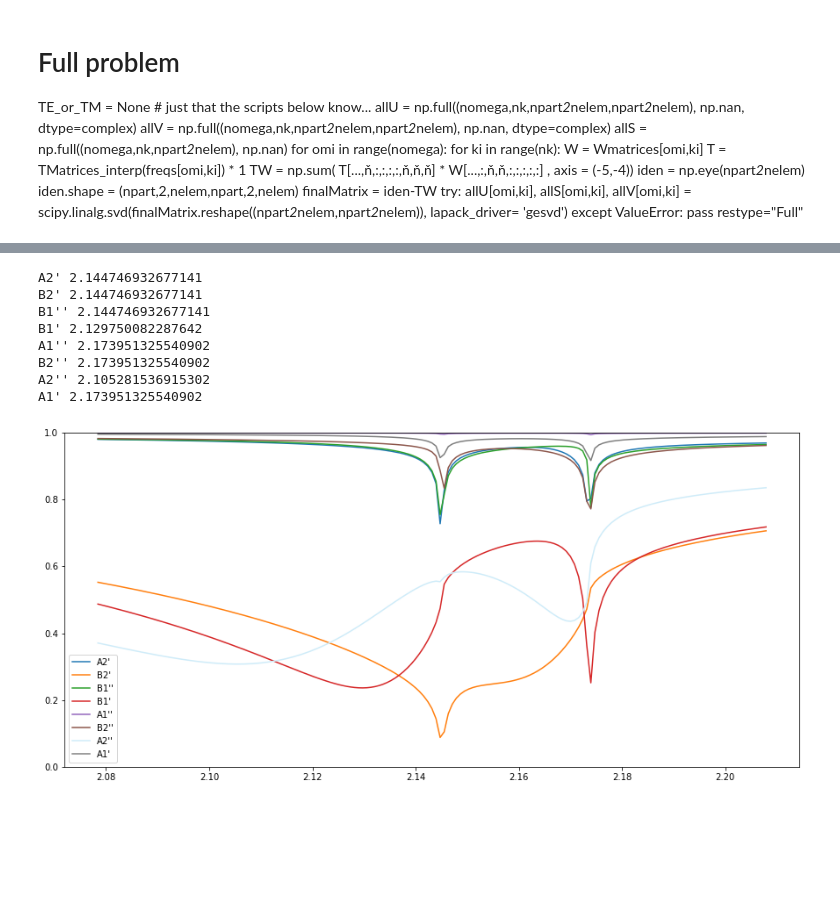
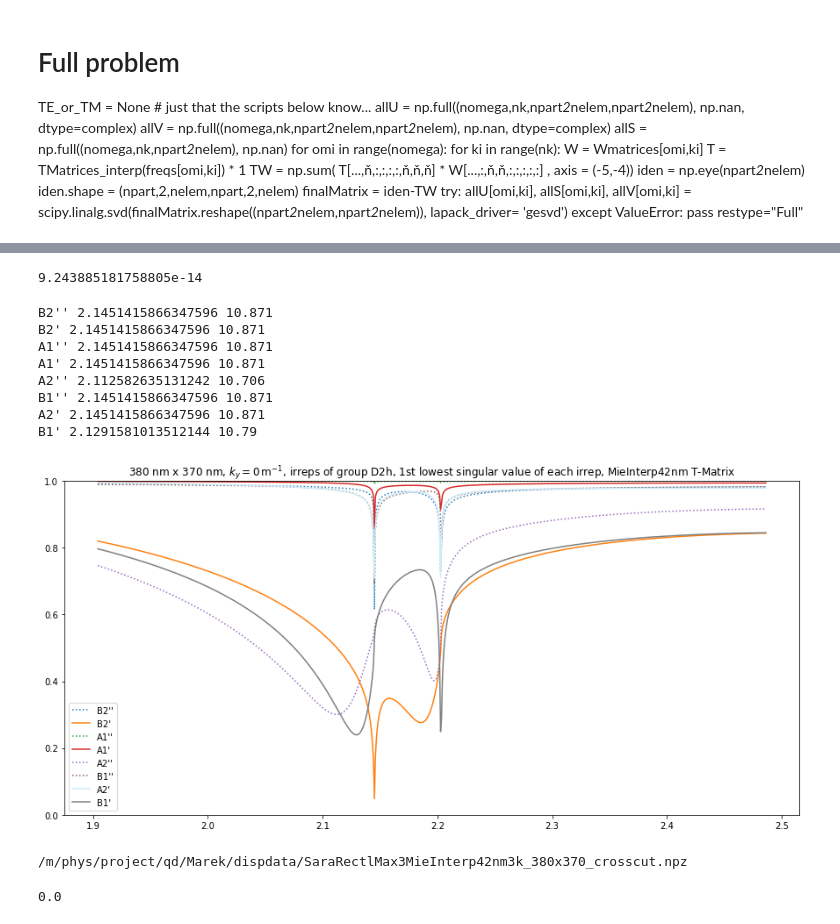
Before and after one commit to texnokrates/qpms-ipynotebooks, a Jupyter notebook: SaraRect/dispersions.ipynb, the cells around one changed output, grey strips where cells are left out. Saved outputs shown, nothing was run; the diff lists cells and outputs as text; code cells hidden in the pictures; blank space fills up the shorter version.

Commit message:
SaraRect ipynb blind commit

```diff
--- a/SaraRect/dispersions.ipynb
+++ b/SaraRect/dispersions.ipynb
@@ -18,8 +52,9 @@ evfactor * 1.38, evfactor * 1.5
 # %% [output]
 (6.988630318682703, 7.596337302915982)
 # %%
-Wfile = '/m/phys/project/qd/Marek/SaraRect/SmallRectRough/380x375/all'
-#Wfile = '/m/phys/project/qd/Marek/SaraRect/k0_fine/380x370/all'
+#Wfile = '/m/phys/project/qd/Marek/SaraRect/SmallRectRough/380x380/all'
+Wfile = '/m/phys/project/qd/Marek/SaraRect/3k_fine_new/380x%d/all' % p2
+#Wfile = '/m/phys/project/qd/Marek/SaraRect/500k_paperfig/380x%d/all' % p2
 # %%
 #freqlims = (1.436*eV/hbar,1.443*eV/hbar)
 #freqlims = (1.439*eV/hbar,1.443*eV/hbar)
@@ -37,9 +72,12 @@ wdata_head['npart']
 1
 # %%
 #### T-matrices from file
-# Original Ag:
-TMatrix_file = '/u/46/necadam1/unix/tmatrix-experiments/Cylinder/SaraNickel_freqscale/cylinder_Ni_60nm_lMax3_longer_freqdiv20_cleaned.TMatrix'
-freqscale=20
+# Original Ni, freqscaled:
+#TMatrix_file = '/u/46/necadam1/unix/tmatrix-experiments/Cylinder/SaraNickel_freqscale/cylinder_Ni_60nm_lMax3_longer_freqdiv20_cleaned.TMatrix'
+#freqscale=20
+# Original Ni:
+TMatrix_file = '/u/46/necadam1/unix/tmatrix-experiments/Cylinder/SaraNickel/cylinder_Ni_60nm_lMax3_longer_cleaned.TMatrix'
+freqscale = 1
 # Zero loss "Ag":
 #TMatrix_file = '/u/46/necadam1/unix/tmatrix-experiments/Cylinder/hexlasingPaper/zeroloss/cylinder_50nm_lMax2_long.TMatrix'
 
@@ -175,7 +213,7 @@ for omi in range(nomega):
 restype="Full"
 # %%
 # Z-symmetric problem
-TE_or_TM = 1 # 0 is TE
+TE_or_TM = 0 # 0 is TE
 
 TE_yz = np.arange(nelem)
 TM_yz = TE_yz
@@ -286,7 +324,7 @@ wdata_head['freqs_weirdunits'][1], wdata_head['freqs'][500]/eV*hbar
 #Wfile = '/m/phys/project/qd/Marek/lMax3_onlyK_fine/w'
 lMax = 3
 nelem = lMax * (lMax+2)
-wdata_thin = qpms.loadWfile_processed(Wfile, lMax=3, midk_halfwidth=3,freqlimits=None)
+wdata_thin = qpms.loadWfile_processed(Wfile, lMax=3, midk_halfwidth=1,freqlimits=None)
 npart=wdata_thin['npart']
 Wmatrices = wdata_thin['Ws'][::4]
 print(Wmatrices.shape)
@@ -302,6 +340,7 @@ print(ks, nk)
 lineindex = nk//2+0
 linek = ks[lineindex,1]
 linefreqs = freqs
+linefreqs_weirdunits = wdata_thin['freqs_weirdunits'][::4]
 lineWmatrices = Wmatrices[:,lineindex]
 print(linek)
 # %% [output]
@@ -371,6 +406,10 @@ for rep, P in projmats.items():
 finalMatrices_reconstructed = np.zeros(finalMatrices.shape, dtype=complex)
 for PMP in finalMatrices_projs.values():
     finalMatrices_reconstructed += PMP
+
+np.amax(np.abs(finalMatrices_reconstructed - finalMatrices))
+# %% [output]
+9.243885181758805e-14
 # %%
 lineS_irrep = dict()
 for rep, B in bases.items():
@@ -394,34 +433,51 @@ for rep, B in bases.items():
 # %%
 %matplotlib inline
 s = 1
+focus = None # None, 0, 1
+
+center = 2.14505
+span = 0.0007
+dc1 = (2.17366243 - center) / (-5)
+dc2 = (2.117206400 - center) / 5
+
+focstrings = {None: '', 0: 'central', 1: 'side'}
 plt.figure(figsize=(15,7))
 amaxes = []
 for rep in lineS_irrep.keys():
     lineSp = lineS_irrep[rep]
-    plt.plot(linefreqs/eV*hbar, lineSp[:,-s], label=rep)
+    plt.plot(linefreqs/eV*hbar, lineSp[:,-s], label=rep, ls=':' if "''" in rep else '-')
     amaxes.append(np.amax(lineSp[:,-s]))
 plt.ylim([0,min(2, max(amaxes))])
+if focus == 0:
+    plt.xlim([center - span/2, center + span/2])
+elif focus == 1:
+    dc = dc1 if p2 < 380 else dc2
+    plt.xlim([center + (p2-380)*dc - span/2,center + (p2-380)*dc + span/2])
+plt.legend()
+plt.title('380 nm x %d nm, $k_y = %g\\, \\mathrm{m^{-1}}$, irreps of group %s, %s lowest singular value of each irrep, %s T-Matrix%s' % (p2, linek, thegroup, {1: '1st', 2:'2nd', 3:'3rd'}[s], tmtype,
+                                                                                                                                         '' if focus is None else (', %s bundle' % focstrings[focus])))
+plt.savefig("figs/lMax%d%s%s_ky%g%s_irrep_SVs%d%s.pdf"%(lMax,tmtype,thegroup,linek,note,s,focstrings[focus]))
+plt.savefig("figs/png/lMax%d%s%s_ky%g%s_irrep_SVs%d%s.png"%(lMax,tmtype,thegroup,linek,note,s,focstrings[focus]))
 
-plt.legend()
-plt.savefig("figs/lMax%d%s%s_irrep_SVs%d.pdf"%(lMax,tmtype,note,s))
-"figs/lMax%d%s%s_irrep_SVs%d.pdf"%(lMax,tmtype,note,s)
 for rep in lineS_irrep.keys():
-    print(rep, linefreqs[np.argmin(lineS_irrep[rep][:,-s])]/eV*hbar)
+    print(rep, linefreqs[np.argmin(lineS_irrep[rep][:,-s])]/eV*hbar, linefreqs_weirdunits[np.argmin(lineS_irrep[rep][:,-s])])
 # %% [output]
-A2' 2.144746932677141
-B2' 2.144746932677141
-B1'' 2.144746932677141
-B1' 2.129750082287642
-A1'' 2.173951325540902
-B2'' 2.173951325540902
-A2'' 2.105281536915302
-A1' 2.173951325540902
+B2'' 2.1451415866347596 10.871
+B2' 2.1451415866347596 10.871
+A1'' 2.1451415866347596 10.871
+A1' 2.1451415866347596 10.871
+A2'' 2.112582635131242 10.706
+B1'' 2.1451415866347596 10.871
+A2' 2.1451415866347596 10.871
+B1' 2.1291581013512144 10.79
-[figure, old version]
+[figure, new version]
 # %%
 lineS1_irreps = dict()
 for rep, val in lineS_irrep.items():
     lineS1_irreps[rep] = val[:,-1]
 # %%
 
-np.savez("/m/phys/project/qd/Marek/dispdata/lMax%d%s%s_crosscut.npz"%(lMax,tmtype,note), **lineS1_irreps, ks=ks[...,1], freqs=freqs)
-print("/m/phys/project/qd/Marek/dispdata/lMax%d%s%s_crosscut.npz"%(lMax,tmtype,note))
+np.savez("/m/phys/project/qd/Marek/dispdata/SaraRect_lMax%d%s%s_crosscut.npz"%(lMax,tmtype,note), **lineS1_irreps, ks=linek, freqs=freqs)
+print("/m/phys/project/qd/Marek/dispdata/SaraRect_lMax%d%s%s_crosscut.npz"%(lMax,tmtype,note))
+# %% [output]
+/m/phys/project/qd/Marek/dispdata/SaraRectlMax3MieInterp42nm3k_380x370_crosscut.npz
@@ -430,2 +484,6 @@ ks.shape
+# %%
+linek
+# %% [output]
+0.0
 # %%
 print(lineS_irrep.keys())
```
Also changed, not shown: parts of 18 cells of this notebook, 3 other files.
